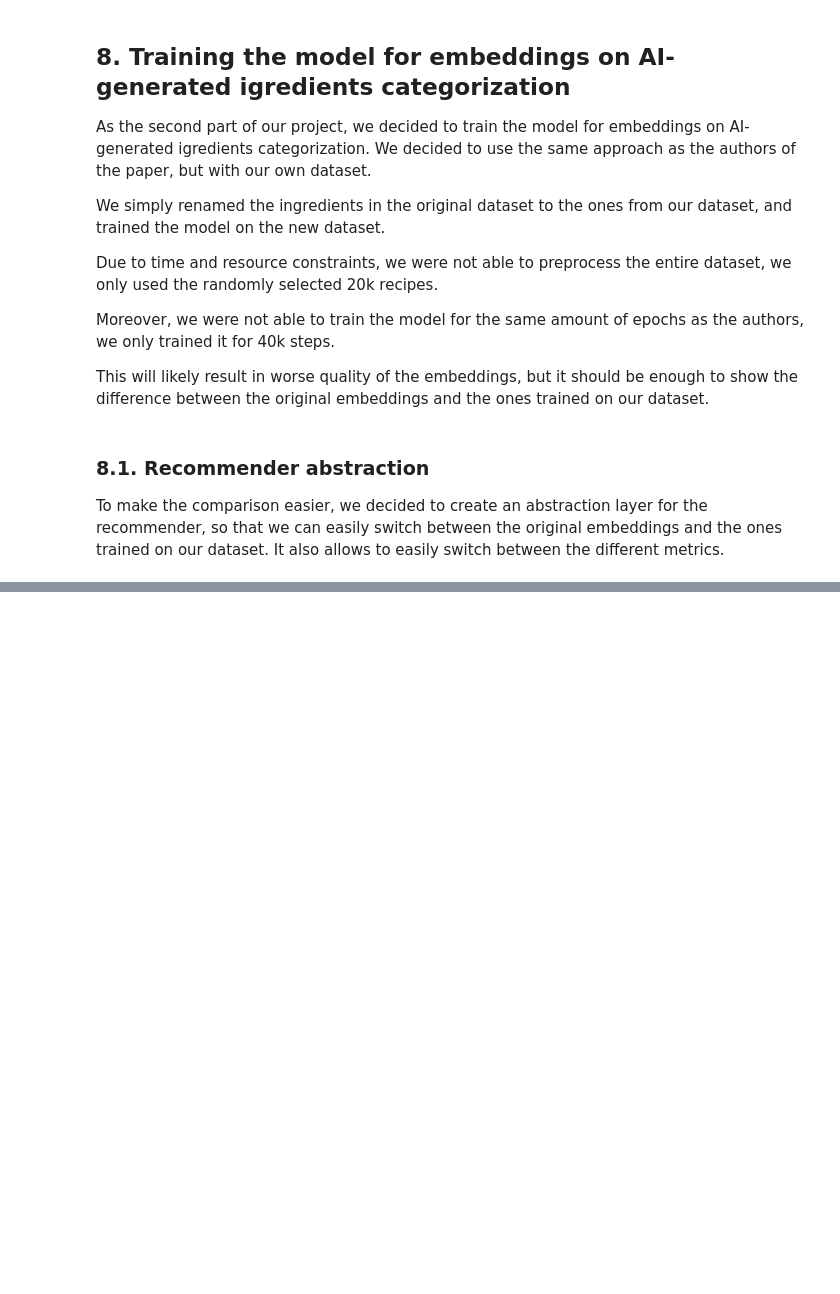
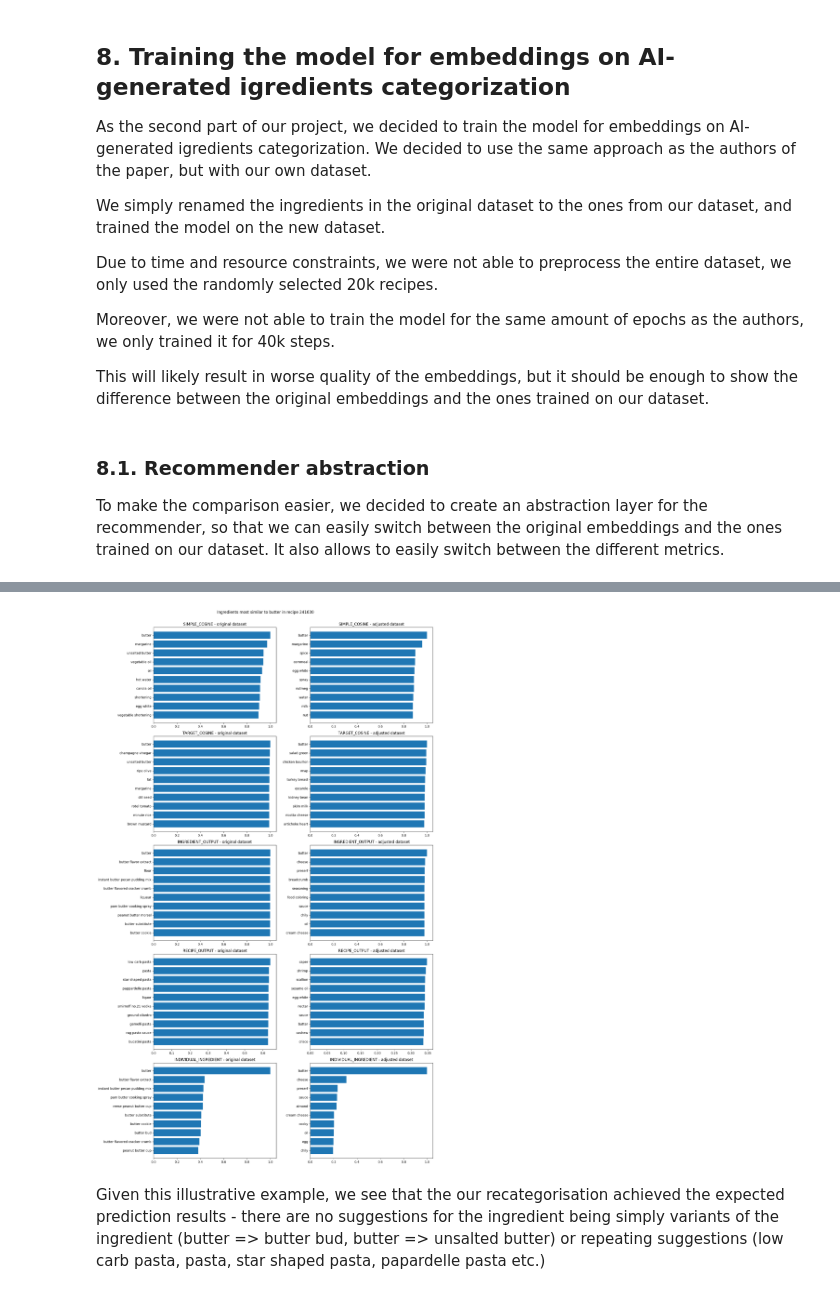
Before and after one commit to Tremirre/EaT-PIM-Revised, a Jupyter notebook: report.ipynb, the cells around one changed output, grey strips where cells are left out. Saved outputs shown, nothing was run; the diff lists cells and outputs as text; code cells hidden in the pictures; blank space fills up the shorter version.

```diff
--- a/report.ipynb
+++ b/report.ipynb
@@ -1187,0 +1209,8 @@ Metric: SimilarityMetric.RECIPE_OUTPUT
+# %%
+adjusted_dataset_recommender = Recommender(
+    "data/transformed_actual/",
+    "sm_transe_retry",
+    "processed/categorized.json",
+    "processed/characterized.json",
+    metadata_weights=weights,
+)
@@ -1187,0 +1235,29 @@ Metric: SimilarityMetric.RECIPE_OUTPUT
+# %%
+fig, axs = plt.subplots(5, 2, figsize=(15, 25))
+
+metrics = [metric for metric in SimilarityMetric if metric != SimilarityMetric.METADATA_WEIGHTED]
+names = ["original dataset", "adjusted dataset"]
+for i, recommender in enumerate([original_dataset_recommender, adjusted_dataset_recommender]):
+    for j, metric in enumerate(metrics):
+        substitutes_evaluation = recommender.evaluate_substitutes(
+            target_ing,
+            metric,
+            target_recipe
+        )
+        ranked_ingredients = np.argsort(substitutes_evaluation)[::-1]
+        top_10_ingredients = [recommender.ingredients[i] for i in ranked_ingredients[:10][::-1]]
+        top_10_values = [substitutes_evaluation[i] for i in ranked_ingredients[:10][::-1]]
+        axs[j][i].barh(
+            top_10_ingredients,
+            top_10_values
+        )
+        axs[j][i].set_title(f"{metric.name} - {names[i]}")
+
+plt.tight_layout(w_pad=2)
+plt.subplots_adjust(top=0.95)
+plt.suptitle(f"Ingredients most similar to {target_ing} in recipe {target_recipe}")
+plt.show()
+# %% [output]
+[figure, added]
+# %% [markdown]
+Given this illustrative example, we see that the our recategorisation achieved the expected prediction results - there are no suggestions for the ingredient being simply variants of the ingredient (butter => butter bud, butter => unsalted butter) or repeating suggestions (low carb pasta, pasta, star shaped pasta, papardelle pasta etc.)
```
Also changed, not shown: parts of 28 cells of this notebook, 2 other files.
